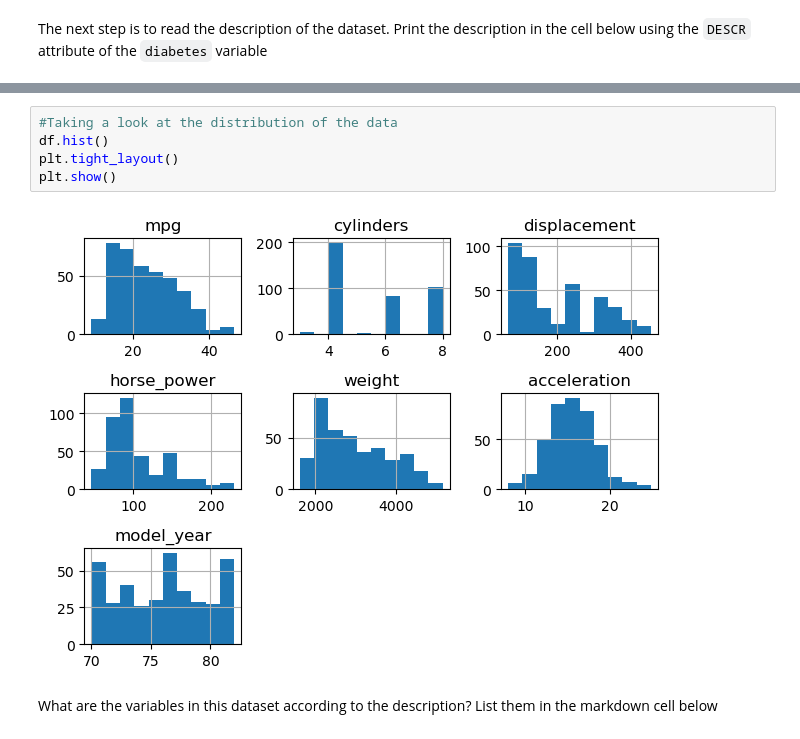
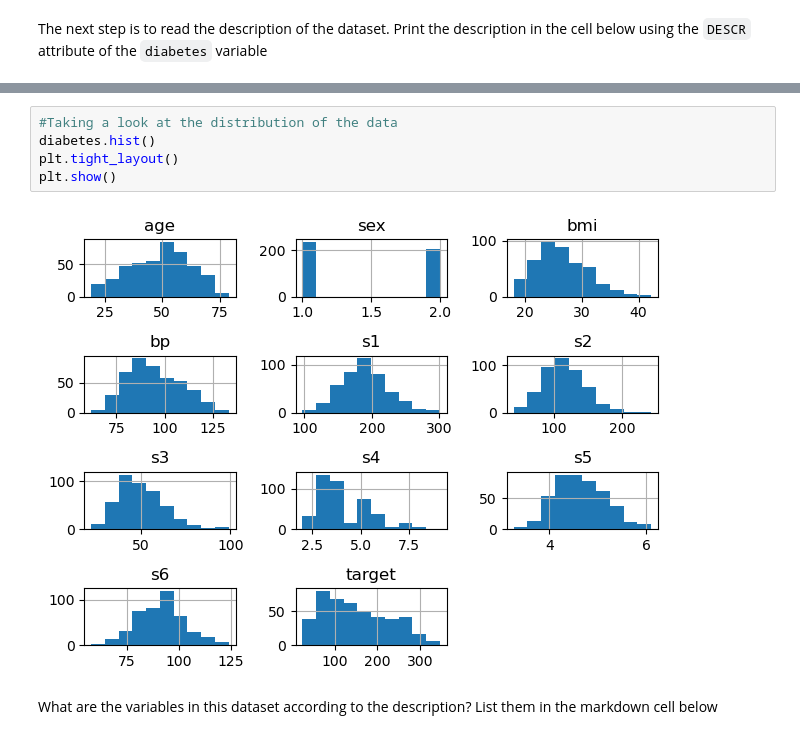
Before and after one commit to ironhack-labs/lab-intro-to-sklearn-en, a Jupyter notebook: your-code/main.ipynb, the cells around one changed output, grey strips where cells are left out. Drawn from its saved outputs; the diff is of its cells as text.

```diff
--- a/your-code/main.ipynb
+++ b/your-code/main.ipynb
@@ -44,11 +44,11 @@ diabetes.describe()
 | max | 79.000000 | 2.000000 | 42.200000 | 133.000000 | 301.000000 | 242.400000 | 99.000000 | 9.090000 | 6.107000 | 124.000000 | 346.000000 |
 # %%
 #Taking a look at the distribution of the data
-df.hist()
+diabetes.hist()
 plt.tight_layout()
 plt.show()
 # %% [output]
-[figure, old version]
+[figure, new version]
 # %% [markdown]
 What are the variables in this dataset according to the description? List them in the markdown cell below
 # %% [markdown]
```
Also changed, not shown: parts of 31 cells of this notebook.
